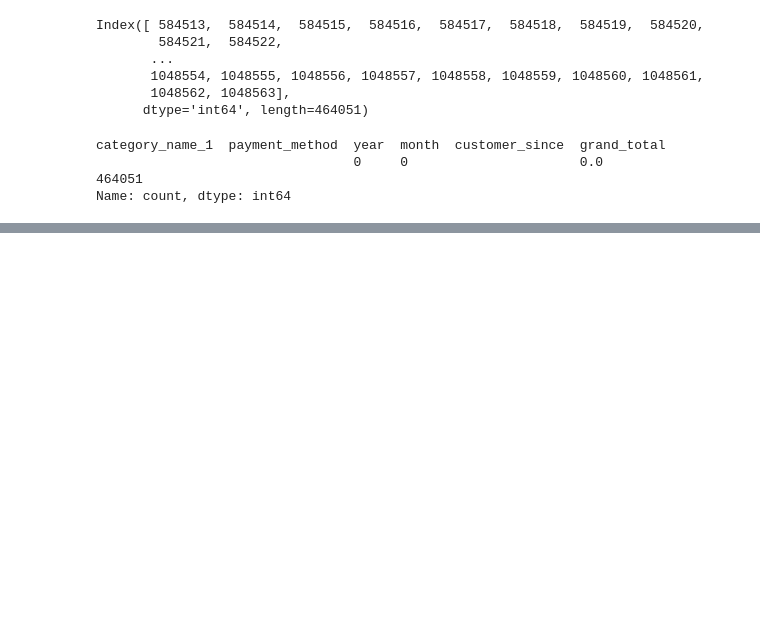
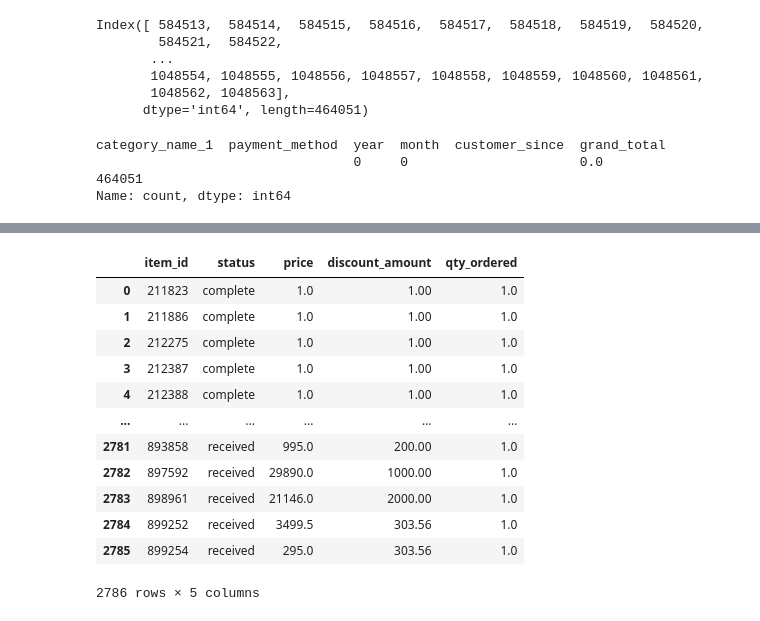
Before and after one commit to Udon-datascience/opendata_analysis, a Jupyter notebook: 3/3_analysis2.ipynb, the cells around one changed output, grey strips where cells are left out. Drawn from its saved outputs; the diff is of its cells as text; code cells hidden in the pictures; blank space fills up the shorter version.

```diff
--- a/3/3_analysis2.ipynb
+++ b/3/3_analysis2.ipynb
@@ -94,0 +193,29 @@ df=df.loc(584513:1048563,:)
+# %%
+'''
+grand_total == 0.0 の行が9632件も存在する。これがどのような場合なのか、元データにさかのぼって確認する。
+'''
+
+query = """
+SELECT DISTINCT item_id, status, price, discount_amount, qty_ordered
+FROM ecommerce_orders
+WHERE grand_total = 0.0
+AND NOT year = 0
+AND NOT discount_amount = 0
+;
+"""
+
+display(pd.read_sql(query, engine))
+# %% [output]
+|  | item_id | status | price | discount_amount | qty_ordered |
+| 0 | 211823 | complete | 1.0 | 1.00 | 1.0 |
+| 1 | 211886 | complete | 1.0 | 1.00 | 1.0 |
+| 2 | 212275 | complete | 1.0 | 1.00 | 1.0 |
+| 3 | 212387 | complete | 1.0 | 1.00 | 1.0 |
+| 4 | 212388 | complete | 1.0 | 1.00 | 1.0 |
+| ... | ... | ... | ... | ... | ... |
+| 2781 | 893858 | received | 995.0 | 200.00 | 1.0 |
+| 2782 | 897592 | received | 29890.0 | 1000.00 | 1.0 |
+| 2783 | 898961 | received | 21146.0 | 2000.00 | 1.0 |
+| 2784 | 899252 | received | 3499.5 | 303.56 | 1.0 |
+| 2785 | 899254 | received | 295.0 | 303.56 | 1.0 |
+2786 rows × 5 columns
```
Also changed, not shown: parts of 12 cells of this notebook, 1 other file.
